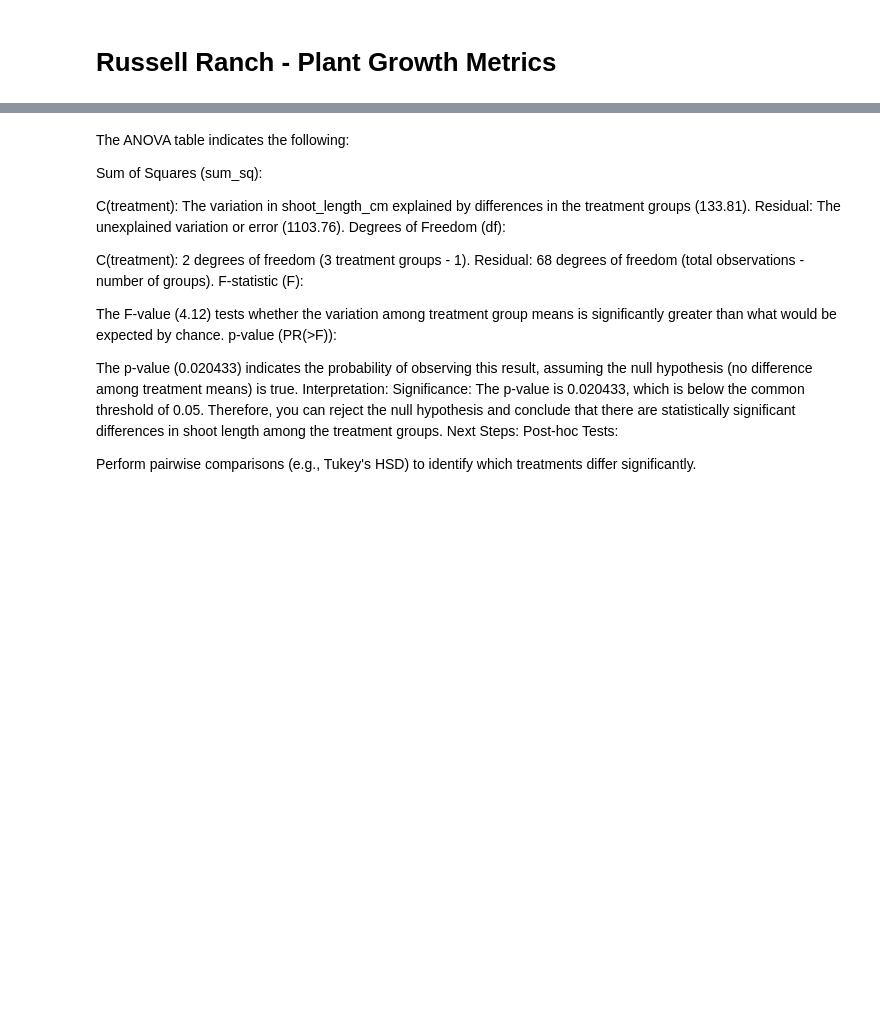
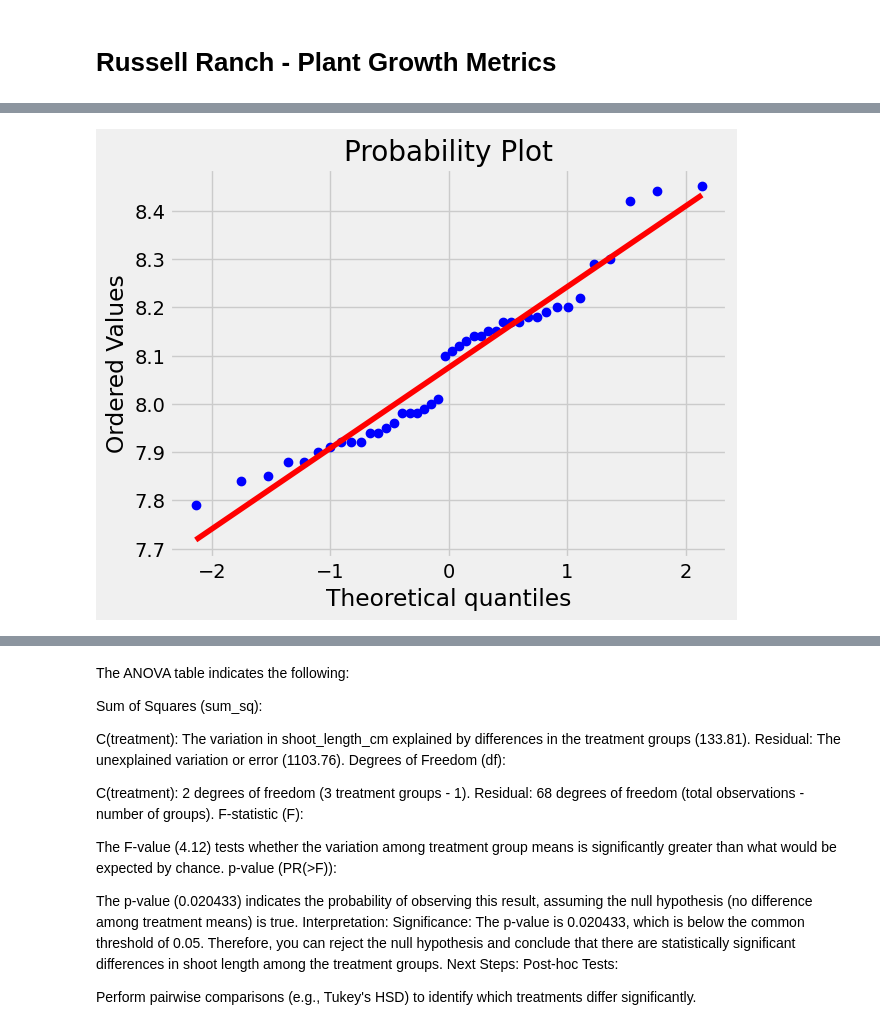
Before and after one commit to joelyreyes/senior-thesis-data-analysis, a Jupyter notebook: plant-growth-metrics/graph_test.ipynb, the cells around one changed output, grey strips where cells are left out. Cells and saved outputs as stored; diff of their text form; code cells hidden in the pictures; blank space fills up the shorter version.

```diff
--- a/plant-growth-metrics/graph_test.ipynb
+++ b/plant-growth-metrics/graph_test.ipynb
@@ -77,0 +401,7 @@ plot_chem_properties('EC (uS/cm)', "Treatment vs Electrical Conductivity (per So
+# %%
+import scipy.stats as stats
+
+stats.probplot(end_chem_properties_df['pH'], dist="norm", plot=plt)
+plt.show()
+# %% [output]
+[figure, added]
```
Also changed, not shown: parts of 58 cells of this notebook, 6 other files.
